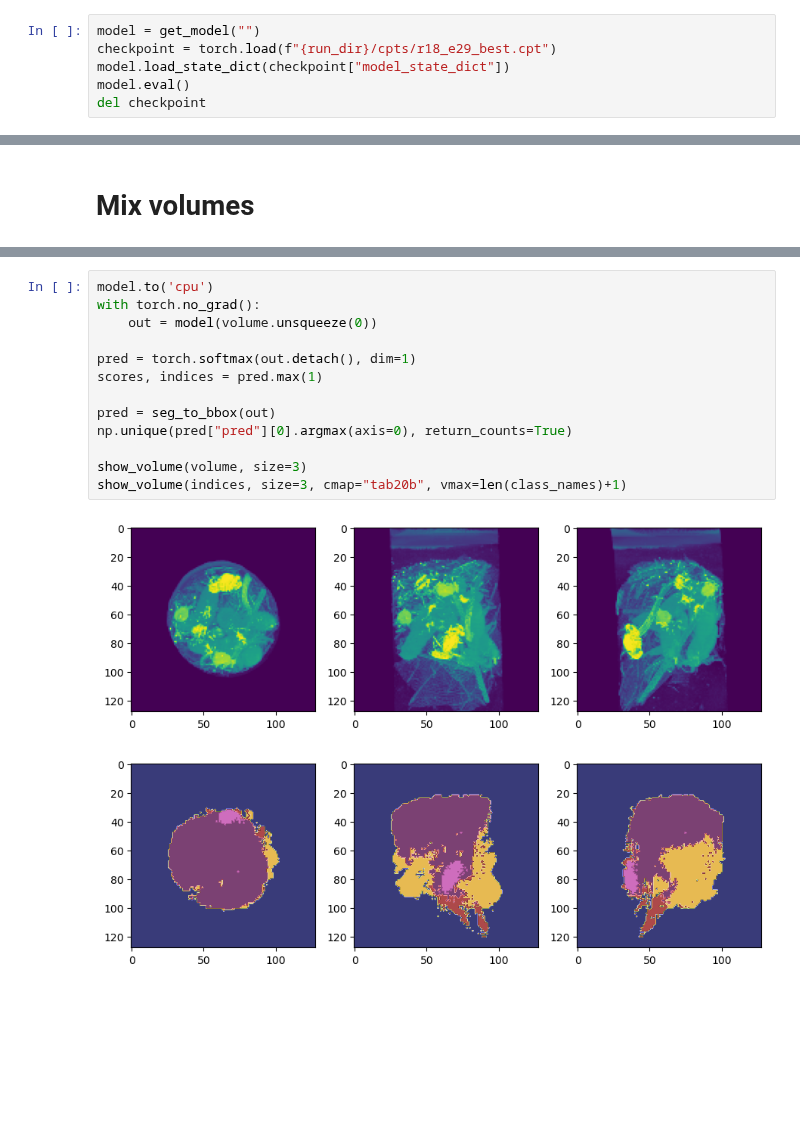
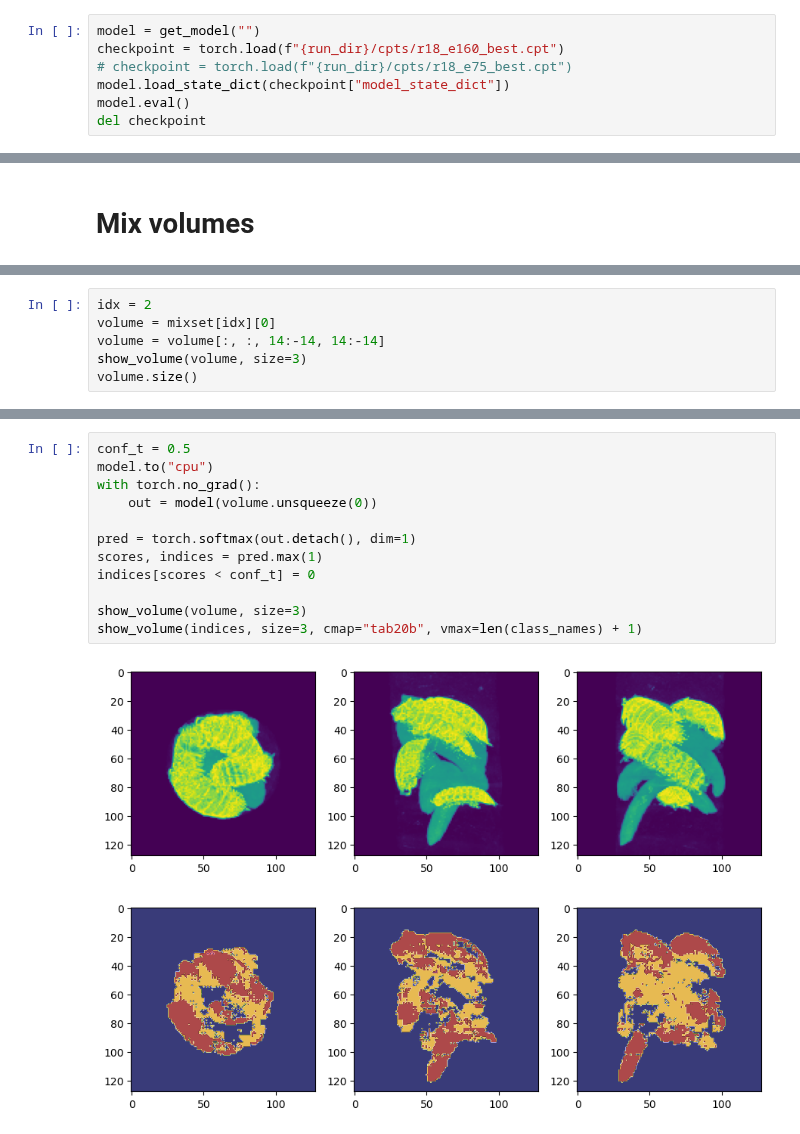
Before and after one commit to R0ner/cnn-context, a Jupyter notebook: notebooks/bn-13-seg-eval.ipynb, the cells around one changed output, grey strips where cells are left out. Drawn from its saved outputs; the diff is of its cells as text; blank space fills up the shorter version.

```diff
--- a/notebooks/bn-13-seg-eval.ipynb
+++ b/notebooks/bn-13-seg-eval.ipynb
@@ -95,7 +97,8 @@ config
  'wandb': True}
 # %%
 model = get_model("")
-checkpoint = torch.load(f"{run_dir}/cpts/r18_e29_best.cpt")
+checkpoint = torch.load(f"{run_dir}/cpts/r18_e160_best.cpt")
+# checkpoint = torch.load(f"{run_dir}/cpts/r18_e75_best.cpt")
 model.load_state_dict(checkpoint["model_state_dict"])
 model.eval()
 del checkpoint
@@ -168,0 +186,6 @@ torch.Size([1, 128, 128, 128])
+# %%
+idx = 2
+volume = mixset[idx][0]
+volume = volume[:, :, 14:-14, 14:-14]
+show_volume(volume, size=3)
+volume.size()
@@ -169,16 +195,15 @@ torch.Size([1, 128, 128, 128])
 # %%
-model.to('cpu')
+conf_t = 0.5
+model.to("cpu")
 with torch.no_grad():
     out = model(volume.unsqueeze(0))
 
 pred = torch.softmax(out.detach(), dim=1)
 scores, indices = pred.max(1)
-
-pred = seg_to_bbox(out)
-np.unique(pred["pred"][0].argmax(axis=0), return_counts=True)
+indices[scores < conf_t] = 0
 
 show_volume(volume, size=3)
-show_volume(indices, size=3, cmap="tab20b", vmax=len(class_names)+1)
+show_volume(indices, size=3, cmap="tab20b", vmax=len(class_names) + 1)
 # %% [output]
-[figure, old version]
+[figure, new version]
-[figure, old version]
+[figure, new version]
```
Also changed, not shown: parts of 29 cells of this notebook, 1 other file.
